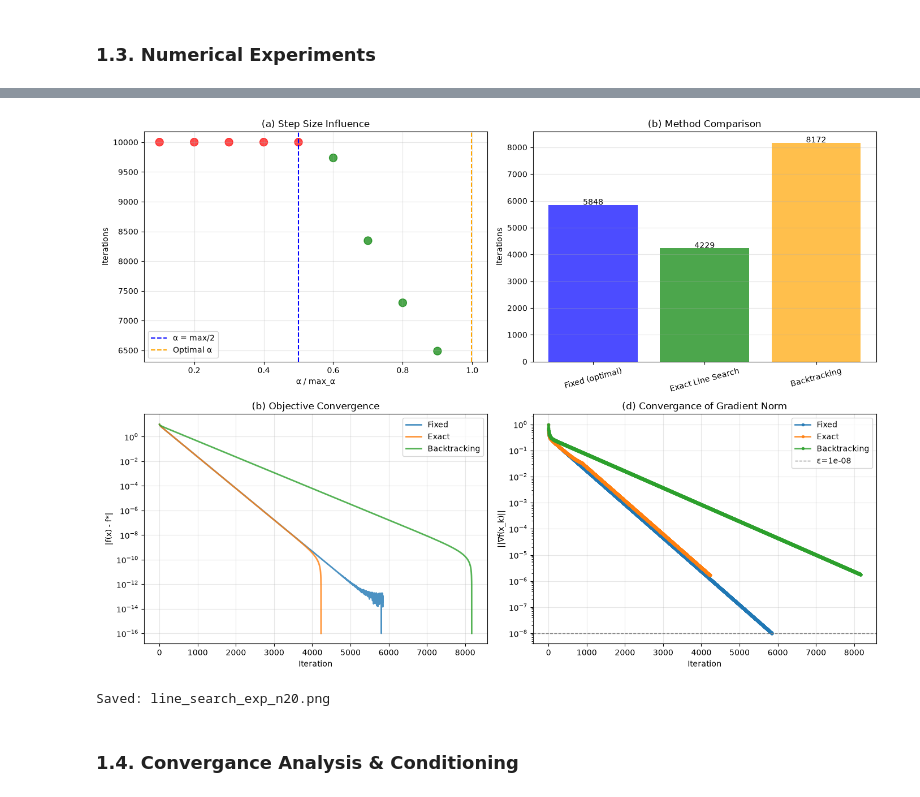
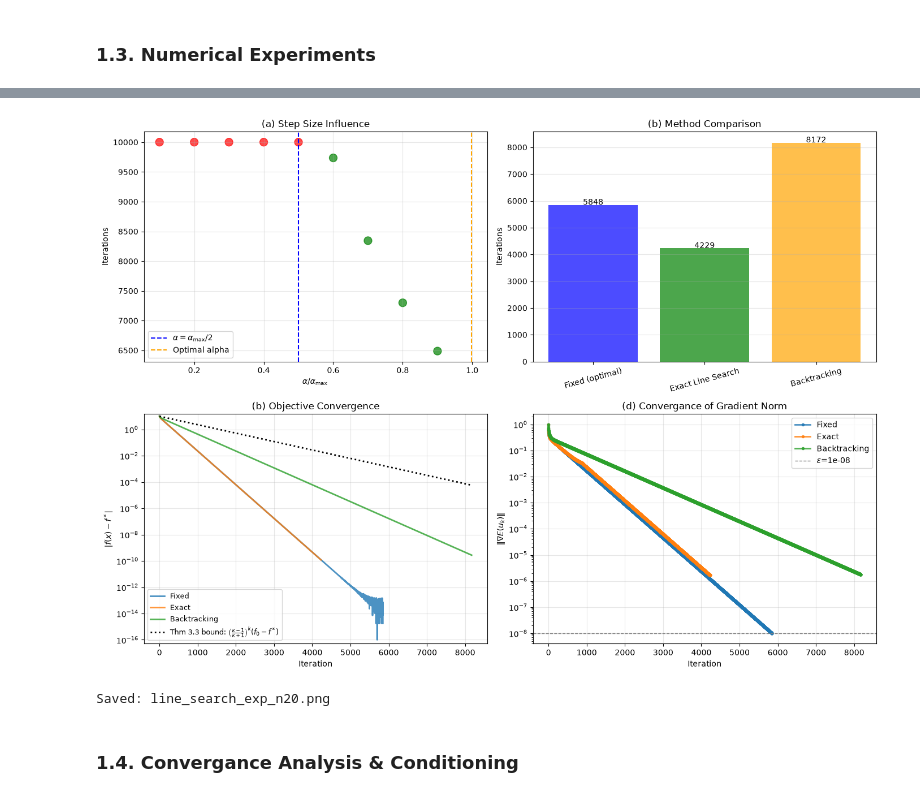
Before and after one commit to alex-id9/2MBC80-coursework, a Jupyter notebook: implementation_SM_P1.ipynb, the cells around one changed output, grey strips where cells are left out. Cells and saved outputs as stored; diff of their text form; code cells hidden in the pictures.

Commit message:
finished all numerical experiments for P1

```diff
--- a/implementation_SM_P1.ipynb
+++ b/implementation_SM_P1.ipynb
@@ -703,31 +959,36 @@ All tests passed! ✓
 # %%
 def GD_method_comparison(n=20, max_iter=10000, epsilon=1e-8):
-    """Complete experiments with 4 visualization panels (handles empty history)."""
+    """Complete experiments with 4 visualization panels (handles empty history).
 
+    Args:
+        n (int, optional): Size of the problem. Defaults to 20.
+        max_iter (int, optional): Maximum number of iterations. Defaults to 10000.
+        epsilon (_type_, optional): Error margin. Defaults to 1e-8.
+    """
     sm = StructuralMechanics(n=n)
-    print("=" * 70)
-    print(f"Line Search Experiments | n={n}, κ={sm.eta/sm.mu:.2f}")
-    print("=" * 70)
+    print("~~" * 70)
+    print(f"Line Search Experiments | n={n}, kappa={sm.kappa:.2f}")
+    print("~~" * 70)
 
-    # ===== EXP 1: Alpha sweep =====
-    print("\nPart 1: Fixed-step gradient descent vs α")
+    ### EXPERIMENT 1: Alpha Sweep ###
+    print("\nPart 1: Fixed-step gradient descent vs alpha")
     exp1_data = []
     for ratio in np.linspace(0.1, 0.9, 9):
         alpha = ratio * sm.max_alpha
         try:
             _, k, obj = sm.gradient_descent(np.zeros(n), alpha, epsilon, max_iter)
             exp1_data.append((ratio, k, True, obj))
-            print(f"  α={ratio:.1f}*max: {k} iters ✓")
+            print(f"  alpha={ratio:.1f}*max: {k} iters ✔️")
         except:
             exp1_data.append((ratio, max_iter, False, float('inf')))
-            print(f"  α={ratio:.1f}*max: diverged ✗")
+            print(f"  alpha={ratio:.1f}*max: diverged ❌️")
 
-    # ===== EXP 2: Methods with history =====
+    ### EXPERIMENT 2: Methods with Tracked History ###
     print("\nPart 2: Method comparison + convergence curves")
     methods = []
     histories = {}
 
-    # Fixed optimal
+    # Fixed optimal step
     alpha_opt = 2/(sm.mu + sm.eta)
     try:
         u_f, k_f, obj_f, hist_f = sm.gradient_descent(np.zeros(n), alpha_opt,
@@ -756,7 +1017,7 @@ def GD_method_comparison(n=20, max_iter=10000, epsilon=1e-8):
     except:
         methods.append(('Backtracking', max_iter, float('inf'))); histories['Backtracking'] = None
 
-    # ===== 4-PLOT VISUALIZATION (SAFE FOR EMPTY HISTORY) =====
+    ### 4-PLOT VISUALIZATION ###
     fig, axes = plt.subplots(2, 2, figsize=(14, 10))
 
     # Plot 1: Iterations vs alpha
@@ -764,9 +1025,9 @@ def GD_method_comparison(n=20, max_iter=10000, epsilon=1e-8):
     ratios, iters, convs, objs = zip(*exp1_data)
     colors = ['green' if c else 'red' for c in convs]
     ax1.scatter(ratios, iters, c=colors, s=100, alpha=0.7)
-    ax1.axvline(x=0.5, color='blue', linestyle='--', label='α = max/2')
-    ax1.axvline(x=alpha_opt/sm.max_alpha, color='orange', linestyle='--', label='Optimal α')
-    ax1.set_xlabel('α / max_α'); ax1.set_ylabel('Iterations'); ax1.set_title('(a) Step Size Influence')
+    ax1.axvline(x=0.5, color='blue', linestyle='--', label=r'$\alpha = \alpha_\max / 2$')
+    ax1.axvline(x=alpha_opt/sm.max_alpha, color='orange', linestyle='--', label='Optimal alpha')
+    ax1.set_xlabel(r'$\alpha / \alpha_\max$'); ax1.set_ylabel('Iterations'); ax1.set_title('(a) Step Size Influence')
     ax1.legend(); ax1.grid(True, alpha=0.3)
 
     # Plot 2: Bar chart comparison
@@ -779,36 +1040,68 @@ def GD_method_comparison(n=20, max_iter=10000, epsilon=1e-8):
             ax2.text(bar.get_x()+bar.get_width()/2, bar.get_height()+10, str(val), ha='center')
     ax2.tick_params(axis='x', rotation=15); ax2.grid(True, alpha=0.3, axis='y')
 
-    # Plot 3: Objective convergence (with fallback message)
+    # Plot 3: Objective convergence
     ax3 = axes[1, 0]
     any_history = any(h is not None and 'obj' in h for h in histories.values())
     if any_history:
+        # Analytical minimiser and minimum value
+        u_analytical = LA.solve(sm.K, sm.b)
+        obj_analytical = sm._objective(u_analytical)
+        max_len = 0
         for name, hist in histories.items():
             if hist is not None and len(hist.get('obj', [])) > 1:
                 obj_vals = hist['obj']
-                min_obj = min(obj_vals) if min(obj_vals) > float('-inf') else obj_vals[-1] - 0.45
-                ax3.semilogy(range(len(obj_vals)), [max(abs(o - min_obj), 1e-16) for o in obj_vals],
-                            label=name, linewidth=2, alpha=0.8)
-        ax3.set_xlabel('Iteration'); ax3.set_ylabel('|f(x) - f*|')
-        ax3.set_title('(b) Objective Convergence'); ax3.legend(); ax3.grid(True, alpha=0.3)
+                ax3.semilogy(range(len(obj_vals)),
+                             [max(abs(o - obj_analytical), 1e-16) for o in obj_vals],
+                             label=name, linewidth=2, alpha=0.8)
+                max_len = max(max_len, len(obj_vals))
+
+        # Theoretical upper bound for fixed-step GD (Theorem 3.3)
+        # f(x_k) - f* <= (1 - mu/L)^k * (f(u0) - f(u*)), for 0 < alpha < 2/L
+        u_0 = np.zeros(sm.n)
+        obj_0 = sm._objective(u_0)
+        q = 1 - 1 / sm.kappa # contraction factor
+        obj_gap = obj_0 - obj_analytical
+
+        k_vals = np.arange(1, max_len + 1) # bound undefined at k = 0
+        obj_bound = (q ** k_vals) * obj_gap
+
+        # Theorem 3.3 bound: geometric decay
+        ax3.semilogy(k_vals, obj_bound, ':', color='black', linewidth=2,
+                     label=r'Thm 3.3 bound: $\left(\frac{\kappa - 1}{\kappa + 1}\right)^k (f_0 - f^*)$')
+        ax3.set_xlabel('Iteration'); ax3.set_ylabel(r'$|f(x) - f^*|$')
+        ax3.set_title('(b) Objective Convergence')
+        ax3.legend(fontsize=9); ax3.grid(True, alpha=0.3, which='both')
+
+        floor_val = 1e-16 # avoid cancellation resulting in 0
+        data_min = min(
+            min(max(abs(o - obj_analytical), floor_val) for o in h['obj'])
+            for h in histories.values()
+            if h is not None and 'obj' in h
+        )
+
+        bottom = data_min * 0.5
+        top = max(obj_bound) * 1.5
+        ax3.set_ylim(bottom=bottom, top=top)
     else:
         ax3.text(0.5, 0.5, 'Add track_history=True\nto StructuralMechanics class\nfor convergence data',
                 ha='center', va='center', fontsize=12, transform=ax3.transAxes,
                 bbox=dict(boxstyle='round', facecolor='lightyellow', alpha=0.5))
         ax3.set_xlim(0, 1); ax3.set_ylim(0, 1); ax3.axis('off')
 
-    # Plot 4: GRADIENT NORM (with fallback and better visibility)
+    # Plot 4: Gradient Norm Convergance
     ax4 = axes[1, 1]
     any_grad = any(h is not None and 'grad' in h and len(h.get('grad', [])) > 0
                    for h in histories.values())
     if any_grad:
         for name, hist in histories.items():
-            if hist is not None and len(hist.get('grad', [])) > 0:
+            #if hist is not None and len(hist.get('grad', [])) > 0:
+            if True:
                 grad_vals = hist['grad']
                 ax4.semilogy(range(len(grad_vals)), grad_vals,
                             label=name, linewidth=2, alpha=0.8, marker='o', markersize=3)
-        ax4.axhline(y=epsilon, color='gray', linestyle='--', label=f'ε={epsilon}', linewidth=1)
-        ax4.set_xlabel('Iteration'); ax4.set_ylabel('||∇f(x_k)||')
+        ax4.axhline(y=epsilon, color='gray', linestyle='--', label=r'$\varepsilon$={}'.format(epsilon), linewidth=1)
+        ax4.set_xlabel('Iteration'); ax4.set_ylabel(r'$\|\nabla E(u_k)\|$')
         ax4.set_title('(d) Convergance of Gradient Norm'); ax4.legend(); ax4.grid(True, alpha=0.3)
     else:
         ax4.text(0.5, 0.5, 'Add track_history=True\nto StructuralMechanics class\nfor gradient data',
@@ -840,9 +1133,9 @@ Part 1: Fixed-step gradient descent vs α
 ... (5 lines left out)
   Warning: Stagnated after 4229 iterations, ||grad|| = 1.67e-06
   Exact Line Search: 4229 iters, hist_len=4230
   Warning: Stagnated after 8172 iterations, ||grad|| = 1.79e-06
   Backtracking: 8172 iters, hist_len=8173
-[figure, old version]
+[figure, new version]
 Saved: line_search_exp_n20.png
 # %% [markdown]
 ### 1.4. Convergance Analysis & Conditioning
```
Also changed, not shown: parts of 8 cells of this notebook, 4 other files.
